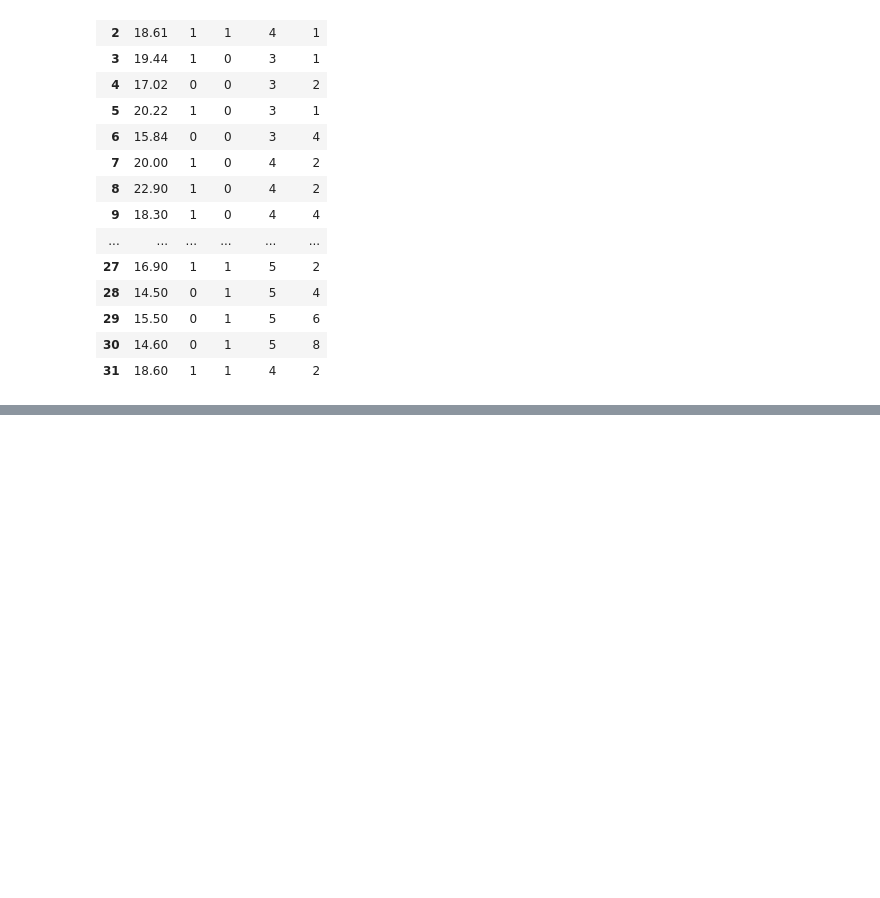
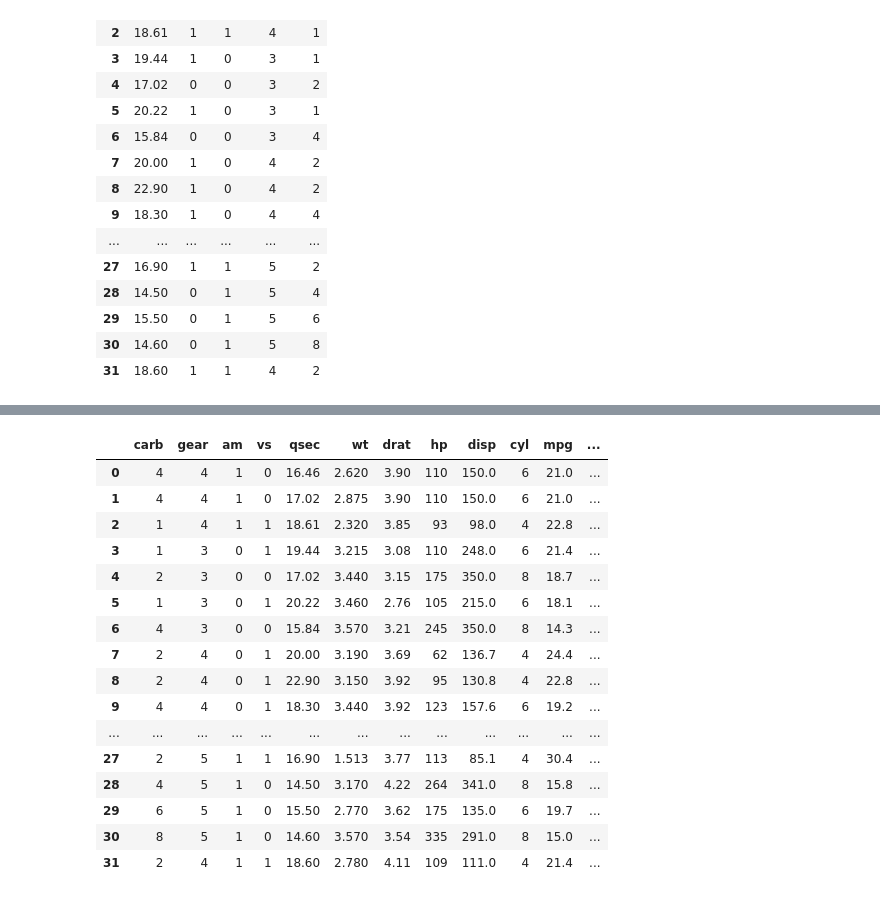
Before and after one commit to CodeWithAkash/python-class-notes, a Jupyter notebook: LIBRARIES.ipynb, the cells around one changed output, grey strips where cells are left out. Drawn from its saved outputs; the diff is of its cells as text; code cells hidden in the pictures; blank space fills up the shorter version.

```diff
--- a/LIBRARIES.ipynb
+++ b/LIBRARIES.ipynb
@@ -623,0 +652,22 @@ d3.iloc[:,-5:]
+# %%
+#print table in reverse
+
+d3.iloc[::,::-1]
+# %% [output]
+|  | carb | gear | am | vs | qsec | wt | drat | hp | disp | cyl | mpg | ... |
+| 0 | 4 | 4 | 1 | 0 | 16.46 | 2.620 | 3.90 | 110 | 150.0 | 6 | 21.0 | ... |
+| 1 | 4 | 4 | 1 | 0 | 17.02 | 2.875 | 3.90 | 110 | 150.0 | 6 | 21.0 | ... |
+| 2 | 1 | 4 | 1 | 1 | 18.61 | 2.320 | 3.85 | 93 | 98.0 | 4 | 22.8 | ... |
+| 3 | 1 | 3 | 0 | 1 | 19.44 | 3.215 | 3.08 | 110 | 248.0 | 6 | 21.4 | ... |
+| 4 | 2 | 3 | 0 | 0 | 17.02 | 3.440 | 3.15 | 175 | 350.0 | 8 | 18.7 | ... |
+| 5 | 1 | 3 | 0 | 1 | 20.22 | 3.460 | 2.76 | 105 | 215.0 | 6 | 18.1 | ... |
+| 6 | 4 | 3 | 0 | 0 | 15.84 | 3.570 | 3.21 | 245 | 350.0 | 8 | 14.3 | ... |
+| 7 | 2 | 4 | 0 | 1 | 20.00 | 3.190 | 3.69 | 62 | 136.7 | 4 | 24.4 | ... |
+| 8 | 2 | 4 | 0 | 1 | 22.90 | 3.150 | 3.92 | 95 | 130.8 | 4 | 22.8 | ... |
+| 9 | 4 | 4 | 0 | 1 | 18.30 | 3.440 | 3.92 | 123 | 157.6 | 6 | 19.2 | ... |
+| ... | ... | ... | ... | ... | ... | ... | ... | ... | ... | ... | ... | ... |
+| 27 | 2 | 5 | 1 | 1 | 16.90 | 1.513 | 3.77 | 113 | 85.1 | 4 | 30.4 | ... |
+| 28 | 4 | 5 | 1 | 0 | 14.50 | 3.170 | 4.22 | 264 | 341.0 | 8 | 15.8 | ... |
+| 29 | 6 | 5 | 1 | 0 | 15.50 | 2.770 | 3.62 | 175 | 135.0 | 6 | 19.7 | ... |
+| 30 | 8 | 5 | 1 | 0 | 14.60 | 3.570 | 3.54 | 335 | 291.0 | 8 | 15.0 | ... |
+| 31 | 2 | 4 | 1 | 1 | 18.60 | 2.780 | 4.11 | 109 | 111.0 | 4 | 21.4 | ... |
```
Also changed, not shown: parts of 9 cells of this notebook.
